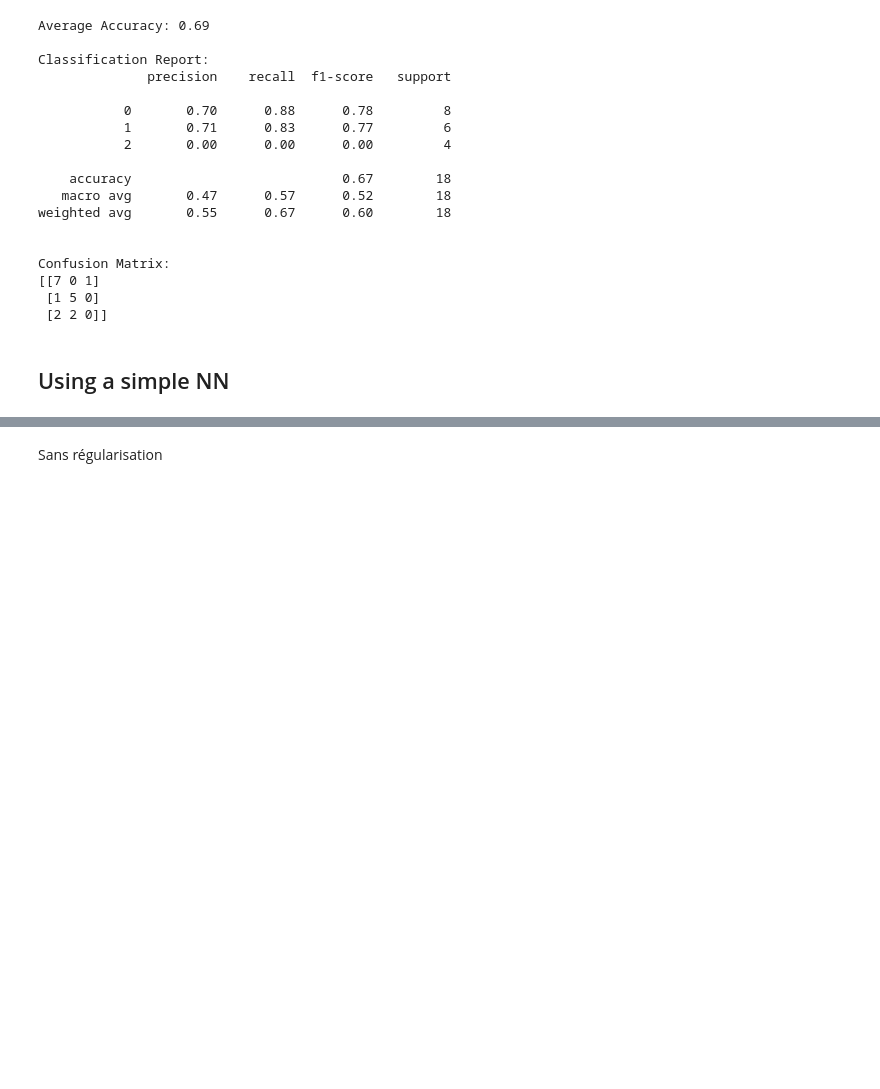
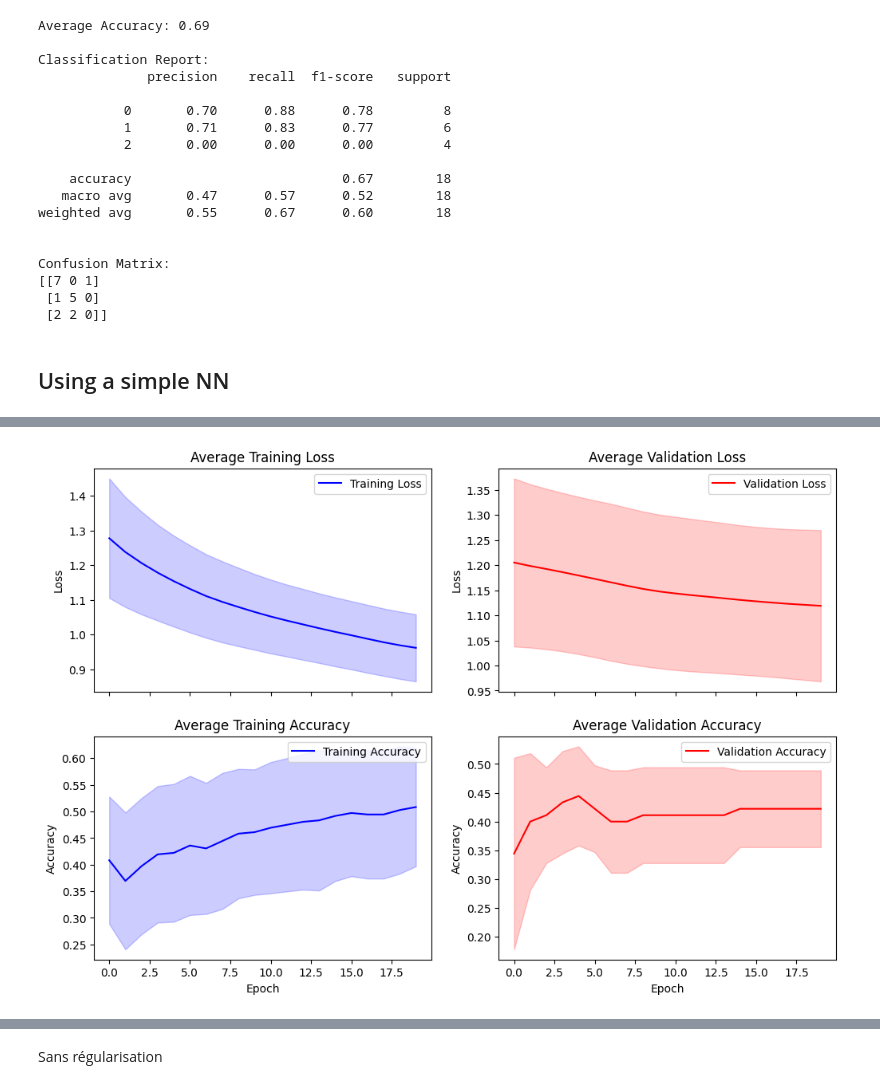
Before and after one commit to zhukovanadezhda/placenta-classification, a Jupyter notebook: placenta.ipynb, the cells around one changed output, grey strips where cells are left out. Drawn from its saved outputs; the diff is of its cells as text; code cells hidden in the pictures; blank space fills up the shorter version.

Commit message:
Tests de différents paramètres (pas finalisé)

```diff
--- a/placenta.ipynb
+++ b/placenta.ipynb
@@ -38,6 +38,8 @@ print(X.shape, y.shape)
 # %% [output]
 (90, 275) (90,)
 # %%
+scaler = StandardScaler()
+X_scaled = scaler.fit_transform(X)
 pca = PCA(n_components=2)
 X_pca = pca.fit_transform(X_scaled)
 
@@ -131,0 +138,91 @@ X_scaled = scaler.fit_transform(X)
+# %%
+def create_model():
+    model = keras.Sequential([
+        keras.layers.Dense(3, activation='relu', input_shape=(X.shape[1],)),
+        keras.layers.Dense(3, activation='relu'),
+        keras.layers.Dense(3, activation='softmax')
+    ])
+
+    model.compile(optimizer='adam',
+                  loss='sparse_categorical_crossentropy',
+                  metrics=['accuracy'])
+
+    return model
+
+kf = KFold(n_splits=5, shuffle=True, random_state=42)
+
+all_train_losses = []
+all_train_accuracies = []
+all_val_losses = []
+all_val_accuracies = []
+
+for train_index, test_index in kf.split(X_scaled):
+    X_train, X_val = X_scaled[train_index], X_scaled[test_index]
+    y_train, y_val = y[train_index], y[test_index]
+
+    model = create_model()
+    history = model.fit(X_train, y_train, epochs=20, batch_size=64, validation_data=(X_val, y_val))
+
+    all_train_losses.append(history.history['loss'])
+    all_val_losses.append(history.history['val_loss'])
+    all_train_accuracies.append(history.history['accuracy'])
+    all_val_accuracies.append(history.history['val_accuracy'])
+
+mean_train_loss = np.mean(all_train_losses, axis=0)
+mean_train_accuracy = np.mean(all_train_accuracies, axis=0)
+mean_val_loss = np.mean(all_val_losses, axis=0)
+mean_val_accuracy = np.mean(all_val_accuracies, axis=0)
+
+std_train_loss = np.std(all_train_losses, axis=0)
+std_train_accuracy = np.std(all_train_accuracies, axis=0)
+std_val_loss = np.std(all_val_losses, axis=0)
+std_val_accuracy = np.std(all_val_accuracies, axis=0)
+
+plt.figure(figsize=(12, 8))
+
+plt.subplot(2, 2, 1)
+plt.plot(mean_train_loss, 'b-', label='Training Loss')
+plt.fill_between(range(len(mean_train_loss)),
+                 mean_train_loss - std_train_loss,
+                 mean_train_loss + std_train_loss,
+                 color='blue', alpha=0.2)
+plt.title('Average Training Loss')
+plt.ylabel('Loss')
+plt.legend()
+plt.xticks(color='w')
+
+plt.subplot(2, 2, 2)
+plt.plot(mean_val_loss, 'r-', label='Validation Loss')
+plt.fill_between(range(len(mean_val_loss)),
+                 mean_val_loss - std_val_loss,
+                 mean_val_loss + std_val_loss,
+                 color='red', alpha=0.2)
+plt.title('Average Validation Loss')
+plt.ylabel('Loss')
+plt.legend()
+plt.xticks(color='w')
+
+plt.subplot(2, 2, 3)
+plt.plot(mean_train_accuracy, 'b-', label='Training Accuracy')
+plt.fill_between(range(len(mean_val_accuracy)),
+                 mean_train_accuracy - std_train_accuracy,
+                 mean_train_accuracy + std_train_accuracy,
+                 color='blue', alpha=0.2)
+plt.title('Average Training Accuracy')
+plt.xlabel('Epoch')
+plt.ylabel('Accuracy')
+plt.legend()
+
+plt.subplot(2, 2, 4)
+plt.plot(mean_val_accuracy, 'r-', label='Validation Accuracy')
+plt.fill_between(range(len(mean_val_accuracy)),
+                 mean_val_accuracy - std_val_accuracy,
+                 mean_val_accuracy + std_val_accuracy,
+                 color='red', alpha=0.2)
+plt.title('Average Validation Accuracy')
+plt.xlabel('Epoch')
+plt.ylabel('Accuracy')
+plt.legend()
+
+plt.show()
+# %% [output]
@@ -131,0 +246 @@ X_scaled = scaler.fit_transform(X)
+[figure, added]
```
Also changed, not shown: parts of 27 cells of this notebook.
